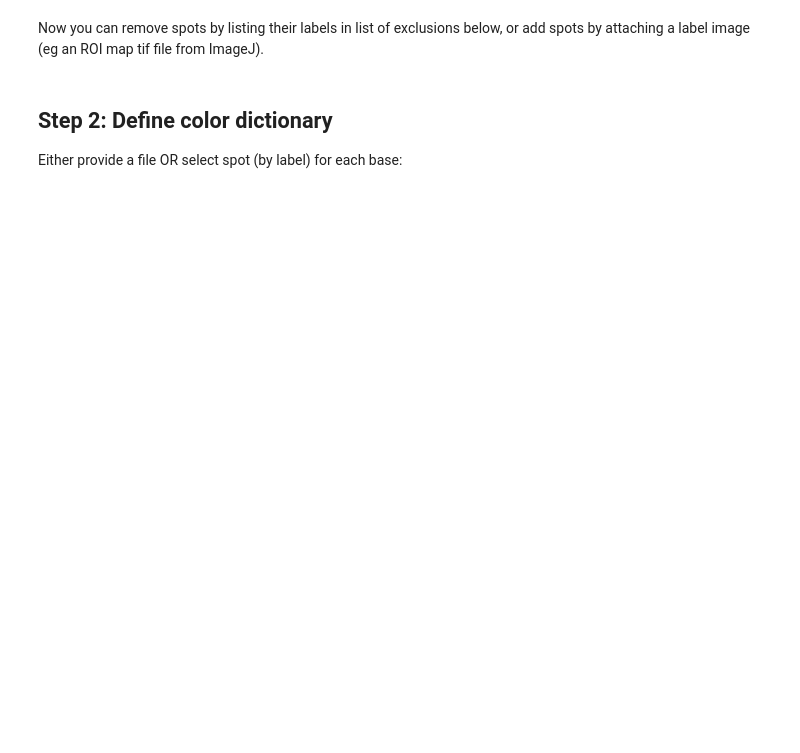
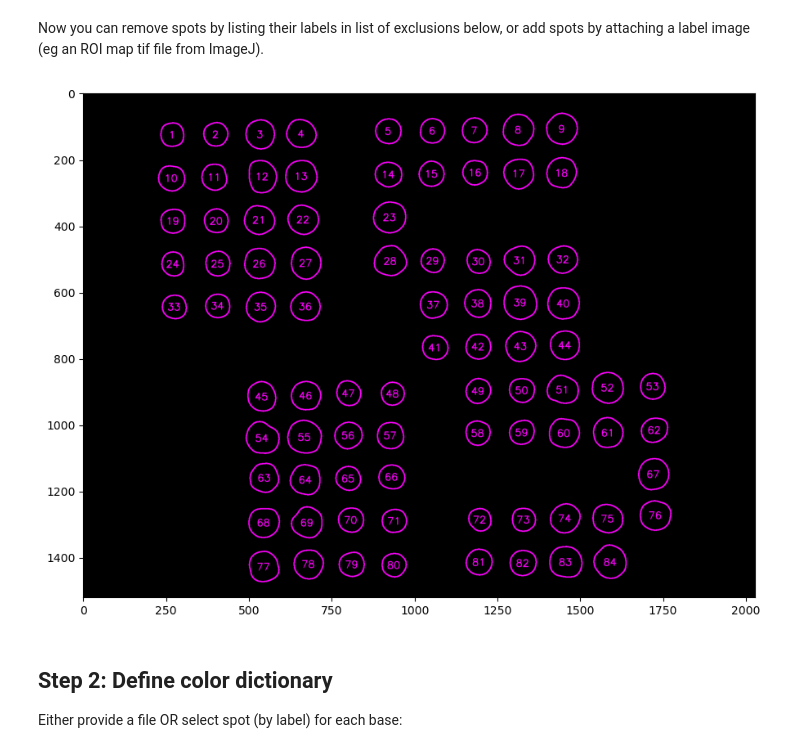
Before and after one commit to 454bio/legacy-instrument-sw, a Jupyter notebook: analysis_notebook/AnalysisNotebook.ipynb, the cells around one changed output. Cells and saved outputs as stored; diff of their text form; code cells hidden in the pictures; blank space fills up the shorter version.

```diff
--- a/analysis_notebook/AnalysisNotebook.ipynb
+++ b/analysis_notebook/AnalysisNotebook.ipynb
@@ -94,23 +100,45 @@ plt.imshow(rois_img)
 # %% [markdown]
 Now you can remove spots by listing their labels in list of exclusions below, or add spots by attaching a label image (eg an ROI map tif file from ImageJ).
 # %%
-exclusions = [1, 5, 7,15,16,17,29,61]
+#exclusions = [5,16,19,24,46,55,63,68] #FAM dye fiducials - omit?
+exclusions = []
+
+new_order =[ 9, 8, 7, 6,   5,    4, 3, 2, 1,
+            18,17,12,13,  16,   15,14,11,10,
+            23,22,21,20,  19,
+            32,31,28,27,  24,   29,30,26,25,
+            40,39,38,36,        37,35,33,34,
+                                44,43,42,41,
+            51,52,50,53,        48,49,47,45,  46,
+            60,57,61,62,        59,58,56,54,  55,
+            64,65,67,66,                      63,
+            75,71,72,76,        73,74,69,70,  68,
+            82,80,83,84,        79,81,78,77
+           ]
 
 label_image_to_fuse = None
 #label_image_to_fuse = "Roi Map.tif"
 
 #### DO NOT EDIT BELOW THIS LINE ####
 for spot in range(1, 1+np.max(spot_labels)):
     if spot in exclusions:
         spot_labels[spot_labels==spot]=0
 
 binary_img1 = spot_labels.astype(bool)
 binary_img2 = imread(os.path.join(input_dir_path, label_image_to_fuse)).astype(bool) if label_image_to_fuse is not None else np.zeros_like(binary_img1)
 
 spot_labels2 = measure.label(np.logical_or(binary_img1, binary_img2))
-rois_img = create_labeled_rois(spot_labels2, notebook=True)
+spot_labels3 = np.zeros_like(spot_labels2)
+for spot_label in new_order:
+    spot_labels3[spot_labels2==spot_label]=new_order.index(spot_label)+1
+
+rois_img = create_labeled_rois(spot_labels3, notebook=True)
 imwrite(os.path.join(input_dir_path, "rois_img.tif"), rois_img)
 plt.imshow(rois_img)
+spot_labels = spot_labels3
+imwrite(os.path.join(input_dir_path,"roi_labels.tiff"), spot_labels)
+# %% [output]
+[figure, added]
 # %% [markdown]
 ## Step 2: Define color dictionary
 
```
Also changed, not shown: parts of 9 cells of this notebook, 3 other files.
